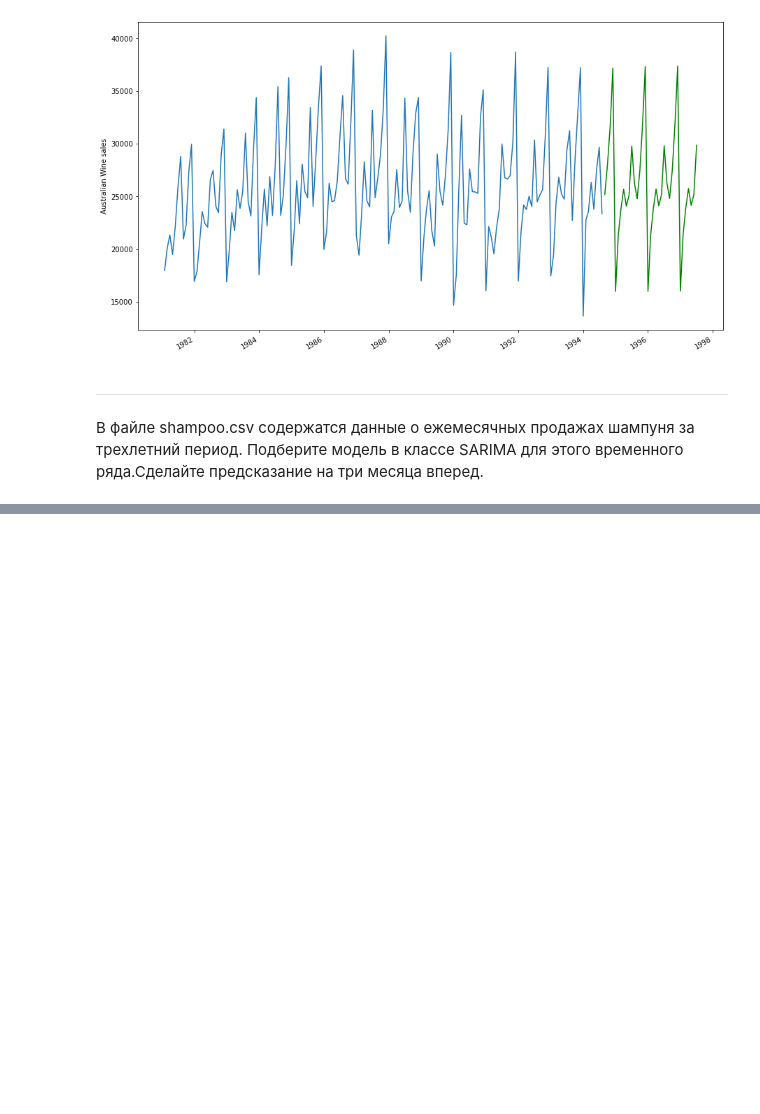
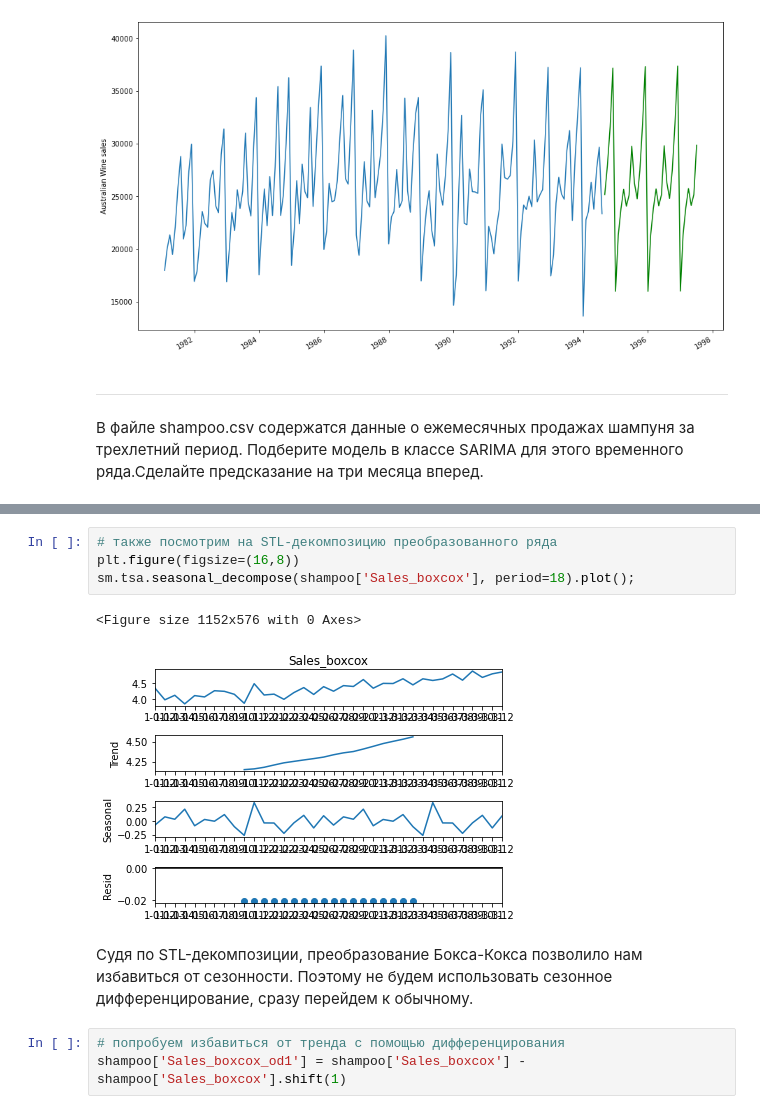
Before and after one commit to novayazarya/statistics, a Jupyter notebook: timeseries-sarima.ipynb, the cells around one changed output, grey strips where cells are left out. Saved outputs shown, nothing was run; the diff lists cells and outputs as text; blank space fills up the shorter version.

```diff
--- a/timeseries-sarima.ipynb
+++ b/timeseries-sarima.ipynb
@@ -300,0 +345,12 @@ plt.ylabel('Australian Wine sales');
+# %%
+# также посмотрим на STL-декомпозицию преобразованного ряда
+plt.figure(figsize=(16,8))
+sm.tsa.seasonal_decompose(shampoo['Sales_boxcox'], period=18).plot();
+# %% [output]
+<Figure size 1152x576 with 0 Axes>
+[figure, added]
+# %% [markdown]
+Судя по STL-декомпозиции, преобразование Бокса-Кокса позволило нам избавиться от сезонности. Поэтому не будем использовать сезонное дифференцирование, сразу перейдем к обычному.
+# %%
+# попробуем избавиться от тренда с помощью дифференцирования
+shampoo['Sales_boxcox_od1'] = shampoo['Sales_boxcox'] - shampoo['Sales_boxcox'].shift(1)
```
Also changed, not shown: parts of 39 cells of this notebook.
